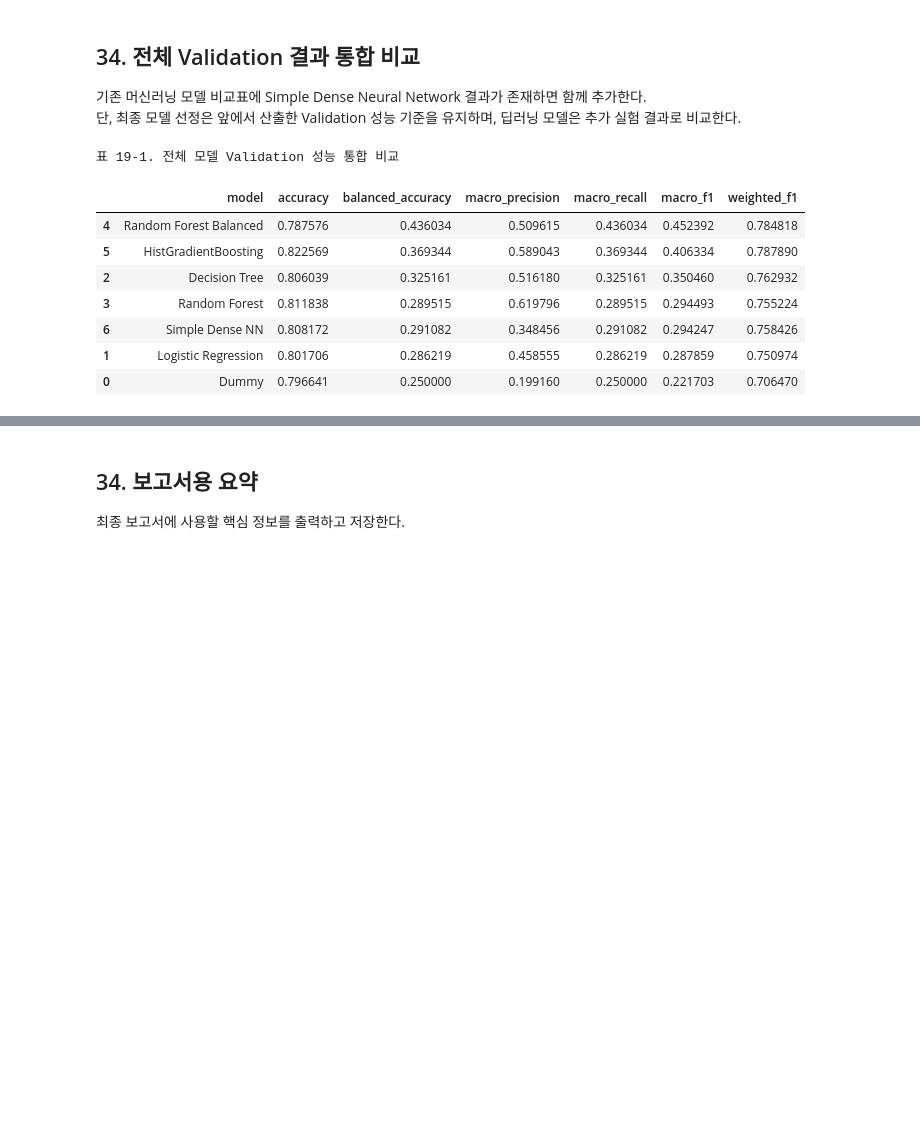
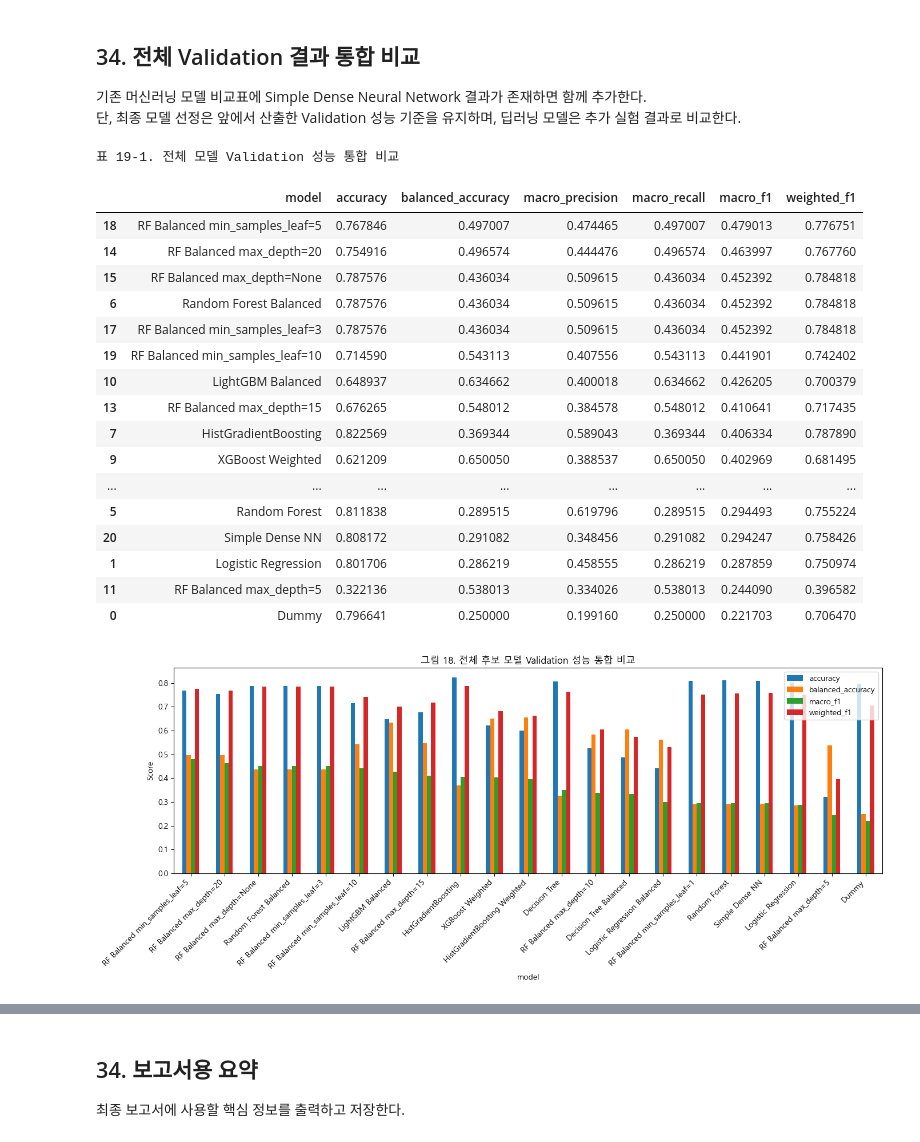
Before and after one commit to 2026-1st/Team-4, a Jupyter notebook: Team4_US_Accidents_Final_Project_revised.ipynb, the cells around one changed output, grey strips where cells are left out. Saved outputs shown, nothing was run; the diff lists cells and outputs as text; code cells hidden in the pictures; blank space fills up the shorter version.

```diff
--- a/Team4_US_Accidents_Final_Project_revised.ipynb
+++ b/Team4_US_Accidents_Final_Project_revised.ipynb
@@ -106,7 +106,7 @@ No module named 'google.colab'
 # Colab 사용 예시: file_path = "/content/drive/MyDrive/US_Accidents_March23.csv"
 # 로컬 실행 예시: file_path = "data/US_Accidents_March23.csv"
 # 본인 환경에 맞게 아래 경로만 수정하면 된다.
-file_path = "data/US_Accidents_March23.csv"
+file_path = "C:/Users/USER/Desktop/기계학습 프로젝트/US_Accidents_March23.csv"
 
 # 원본 CSV는 용량이 크므로 GitHub에는 업로드하지 않는다.
 dataset_info = {
@@ -1158,7 +1237,12 @@ for depth in [5, 10, 15, 20, None]:
     depth_pred = depth_model.predict(val_scaled)
 
     depth_name = "None" if depth is None else str(depth)
-    depth_results.append(get_scores("max_depth=" + depth_name, val_target, depth_pred))
+    model_name = "RF Balanced max_depth=" + depth_name
+    depth_score = get_scores(model_name, val_target, depth_pred)
+    depth_results.append(depth_score)
+
+    # 하이퍼파라미터 실험 모델도 최종 후보에 포함한다.
+    register_model(model_name, depth_model, depth_pred, depth_score)
 
 depth_df = pd.DataFrame(depth_results)
 
@@ -1210,7 +1294,12 @@ for leaf in [1, 3, 5, 10]:
     leaf_model.fit(train_scaled, train_target)
     leaf_pred = leaf_model.predict(val_scaled)
 
-    leaf_results.append(get_scores(f"min_samples_leaf={leaf}", val_target, leaf_pred))
+    model_name = f"RF Balanced min_samples_leaf={leaf}"
+    leaf_score = get_scores(model_name, val_target, leaf_pred)
+    leaf_results.append(leaf_score)
+
+    # 하이퍼파라미터 실험 모델도 최종 후보에 포함한다.
+    register_model(model_name, leaf_model, leaf_pred, leaf_score)
 
 leaf_df = pd.DataFrame(leaf_results)
 
@@ -1333,26 +1422,50 @@ Epoch 10/10
 기존 머신러닝 모델 비교표에 Simple Dense Neural Network 결과가 존재하면 함께 추가한다.
 단, 최종 모델 선정은 앞에서 산출한 Validation 성능 기준을 유지하며, 딥러닝 모델은 추가 실험 결과로 비교한다.
 # %%
-final_validation_results = results.copy()
+# 모든 후보 모델 결과를 최종 통합 비교표에 포함한다.
+# 여기에는 기본 모델, class_weight 모델, XGBoost/LightGBM, RF 하이퍼파라미터 실험 결과가 포함된다.
+final_validation_results = candidate_val_results.copy()
 
 if nn_result is not None:
     final_validation_results.append(nn_result)
 else:
     print("Simple Dense NN 결과가 없어 머신러닝 모델 결과만 통합 비교표에 포함합니다.")
 
-final_result_df = pd.DataFrame(final_validation_results).sort_values(by="macro_f1", ascending=False)
+final_result_df = pd.DataFrame(final_validation_results).drop_duplicates(subset=["model"], keep="last")
+final_result_df = final_result_df.sort_values(by="macro_f1", ascending=False)
 
 print("표 19-1. 전체 모델 Validation 성능 통합 비교")
 display(final_result_df)
 
-final_result_df.to_csv("outputs/model_validation_results_with_nn.csv", index=False)
+final_result_df.to_csv("outputs/model_validation_results_all_candidates.csv", index=False)
+
+final_result_df.set_index("model")[["accuracy", "balanced_accuracy", "macro_f1", "weighted_f1"]].plot(
+    kind="bar",
+    figsize=(14, 6)
+)
+plt.title("그림 18. 전체 후보 모델 Validation 성능 통합 비교")
+plt.ylabel("Score")
+plt.xticks(rotation=45, ha="right")
+plt.tight_layout()
+plt.savefig("figures/fig18_all_candidate_validation_comparison.png", dpi=200)
+plt.show()
 # %% [output]
 표 19-1. 전체 모델 Validation 성능 통합 비교
 |  | model | accuracy | balanced_accuracy | macro_precision | macro_recall | macro_f1 | weighted_f1 |
-| 4 | Random Forest Balanced | 0.787576 | 0.436034 | 0.509615 | 0.436034 | 0.452392 | 0.784818 |
-| 5 | HistGradientBoosting | 0.822569 | 0.369344 | 0.589043 | 0.369344 | 0.406334 | 0.787890 |
-| 2 | Decision Tree | 0.806039 | 0.325161 | 0.516180 | 0.325161 | 0.350460 | 0.762932 |
-| 3 | Random Forest | 0.811838 | 0.289515 | 0.619796 | 0.289515 | 0.294493 | 0.755224 |
-| 6 | Simple Dense NN | 0.808172 | 0.291082 | 0.348456 | 0.291082 | 0.294247 | 0.758426 |
+| 18 | RF Balanced min_samples_leaf=5 | 0.767846 | 0.497007 | 0.474465 | 0.497007 | 0.479013 | 0.776751 |
+| 14 | RF Balanced max_depth=20 | 0.754916 | 0.496574 | 0.444476 | 0.496574 | 0.463997 | 0.767760 |
+| 15 | RF Balanced max_depth=None | 0.787576 | 0.436034 | 0.509615 | 0.436034 | 0.452392 | 0.784818 |
+| 6 | Random Forest Balanced | 0.787576 | 0.436034 | 0.509615 | 0.436034 | 0.452392 | 0.784818 |
+| 17 | RF Balanced min_samples_leaf=3 | 0.787576 | 0.436034 | 0.509615 | 0.436034 | 0.452392 | 0.784818 |
+| 19 | RF Balanced min_samples_leaf=10 | 0.714590 | 0.543113 | 0.407556 | 0.543113 | 0.441901 | 0.742402 |
+| 10 | LightGBM Balanced | 0.648937 | 0.634662 | 0.400018 | 0.634662 | 0.426205 | 0.700379 |
+| 13 | RF Balanced max_depth=15 | 0.676265 | 0.548012 | 0.384578 | 0.548012 | 0.410641 | 0.717435 |
+| 7 | HistGradientBoosting | 0.822569 | 0.369344 | 0.589043 | 0.369344 | 0.406334 | 0.787890 |
+| 9 | XGBoost Weighted | 0.621209 | 0.650050 | 0.388537 | 0.650050 | 0.402969 | 0.681495 |
+| ... | ... | ... | ... | ... | ... | ... | ... |
+| 5 | Random Forest | 0.811838 | 0.289515 | 0.619796 | 0.289515 | 0.294493 | 0.755224 |
+| 20 | Simple Dense NN | 0.808172 | 0.291082 | 0.348456 | 0.291082 | 0.294247 | 0.758426 |
 | 1 | Logistic Regression | 0.801706 | 0.286219 | 0.458555 | 0.286219 | 0.287859 | 0.750974 |
+| 11 | RF Balanced max_depth=5 | 0.322136 | 0.538013 | 0.334026 | 0.538013 | 0.244090 | 0.396582 |
 | 0 | Dummy | 0.796641 | 0.250000 | 0.199160 | 0.250000 | 0.221703 | 0.706470 |
+[figure, added]
```
Also changed, not shown: parts of 34 cells of this notebook, 13 other files.
